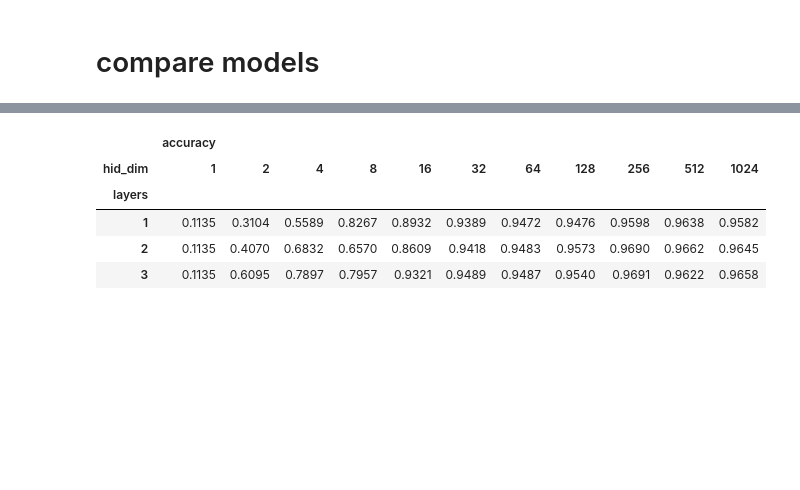
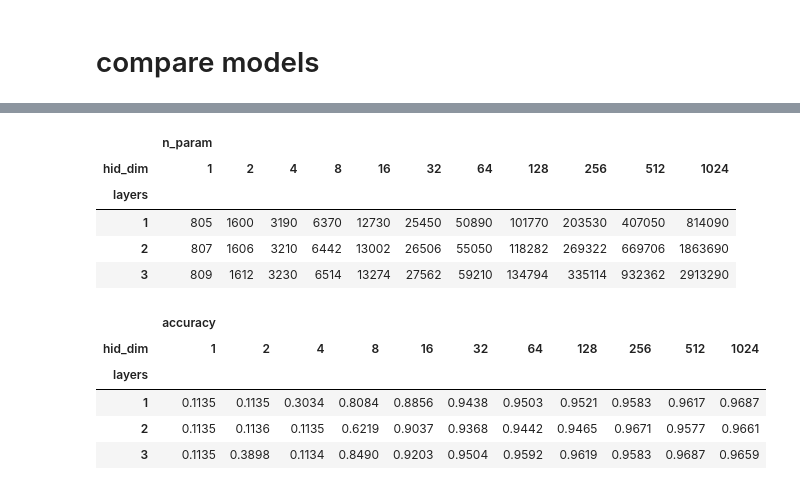
Before and after one commit to sugiyama34/AIciaSolidProject, a Jupyter notebook: 055.DNN/001.dnn.ipynb, the cells around one changed output, grey strips where cells are left out. Drawn from its saved outputs; the diff is of its cells as text; code cells hidden in the pictures; blank space fills up the shorter version.

```diff
--- a/055.DNN/001.dnn.ipynb
+++ b/055.DNN/001.dnn.ipynb
@@ -123,10 +144,11 @@ for layers in n_layers:
             EarlyStopping(patience=3),
             ModelCheckpoint(filepath=os.path.join('models', 'DNN', 'model_{}_{}.h5'.format(layers, hid_dim)), save_best_only=True),
         ]
+        n_param = model.count_params()
         model.fit(x=x_train, y=y_train, batch_size=128, epochs=100, callbacks=callbacks, validation_split=0.2)
         acc = accuracy_score(y_test, model.predict(x_test).argmax(axis=-1))
 
-        df_accuracy = pd.concat([df_accuracy, pd.DataFrame([[layers, hid_dim, acc]], columns=['layers', 'hid_dim', 'accuracy'])])
+        df_accuracy = pd.concat([df_accuracy, pd.DataFrame([[layers, hid_dim, n_param, acc]], columns=['layers', 'hid_dim', 'n_param', 'accuracy'])])
 # %% [output]
 ======== layers: 1 ; hid_dim: 1 ========
 Train on 48000 samples, validate on 12000 samples
@@ -148,9 +170,16 @@ Epoch 3/100
-# %%
-df_accuracy.set_index(['layers', 'hid_dim']).unstack()
-# %% [output]
-|  | accuracy |  |  |  |  |  |  |  |  |  |  |
-| hid_dim | 1 | 2 | 4 | 8 | 16 | 32 | 64 | 128 | 256 | 512 | 1024 |
-| layers |  |  |  |  |  |  |  |  |  |  |  |
-| 1 | 0.1135 | 0.3104 | 0.5589 | 0.8267 | 0.8932 | 0.9389 | 0.9472 | 0.9476 | 0.9598 | 0.9638 | 0.9582 |
-| 2 | 0.1135 | 0.4070 | 0.6832 | 0.6570 | 0.8609 | 0.9418 | 0.9483 | 0.9573 | 0.9690 | 0.9662 | 0.9645 |
-| 3 | 0.1135 | 0.6095 | 0.7897 | 0.7957 | 0.9321 | 0.9489 | 0.9487 | 0.9540 | 0.9691 | 0.9622 | 0.9658 |
+# %%
+display(df_accuracy.set_index(['layers', 'hid_dim'])[['n_param']].unstack())
+display(df_accuracy.set_index(['layers', 'hid_dim'])[['accuracy']].unstack())
+# %% [output]
+|  | n_param |  |  |  |  |  |  |  |  |  |  |
+| hid_dim | 1 | 2 | 4 | 8 | 16 | 32 | 64 | 128 | 256 | 512 | 1024 |
+| layers |  |  |  |  |  |  |  |  |  |  |  |
+| 1 | 805 | 1600 | 3190 | 6370 | 12730 | 25450 | 50890 | 101770 | 203530 | 407050 | 814090 |
+| 2 | 807 | 1606 | 3210 | 6442 | 13002 | 26506 | 55050 | 118282 | 269322 | 669706 | 1863690 |
+| 3 | 809 | 1612 | 3230 | 6514 | 13274 | 27562 | 59210 | 134794 | 335114 | 932362 | 2913290 |
+|  | accuracy |  |  |  |  |  |  |  |  |  |  |
+| hid_dim | 1 | 2 | 4 | 8 | 16 | 32 | 64 | 128 | 256 | 512 | 1024 |
+| layers |  |  |  |  |  |  |  |  |  |  |  |
+| 1 | 0.1135 | 0.1135 | 0.3034 | 0.8084 | 0.8856 | 0.9438 | 0.9503 | 0.9521 | 0.9583 | 0.9617 | 0.9687 |
+| 2 | 0.1135 | 0.1136 | 0.1135 | 0.6219 | 0.9037 | 0.9368 | 0.9442 | 0.9465 | 0.9671 | 0.9577 | 0.9661 |
+| 3 | 0.1135 | 0.3898 | 0.1134 | 0.8490 | 0.9203 | 0.9504 | 0.9592 | 0.9619 | 0.9583 | 0.9687 | 0.9659 |
```
Also changed, not shown: parts of 5 cells of this notebook, 7 other files.
